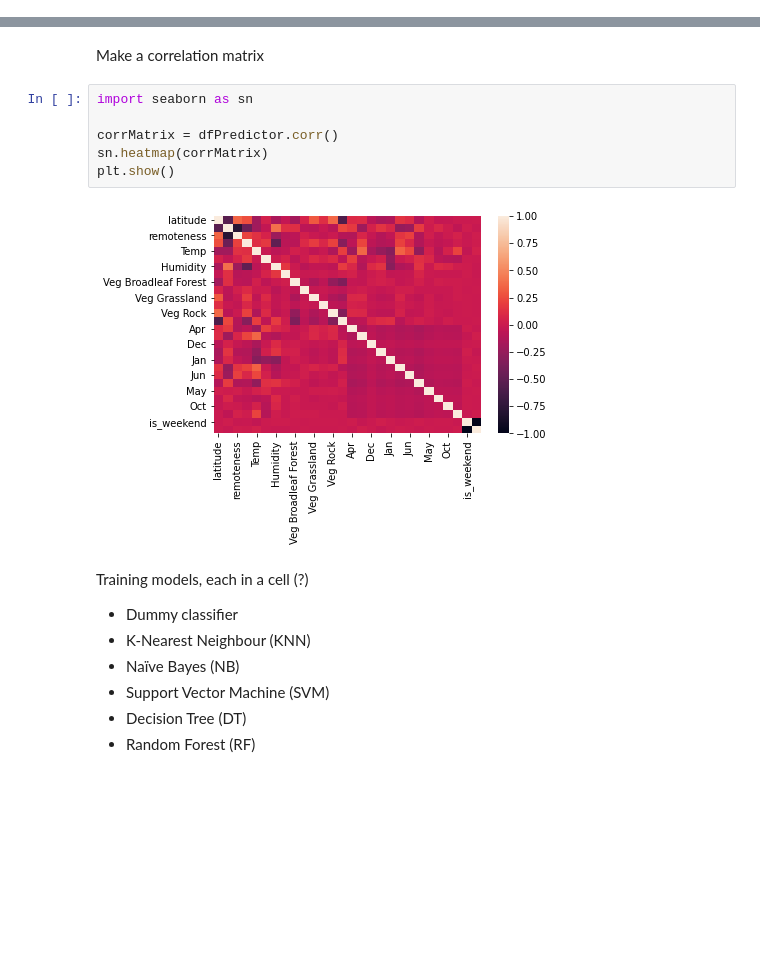
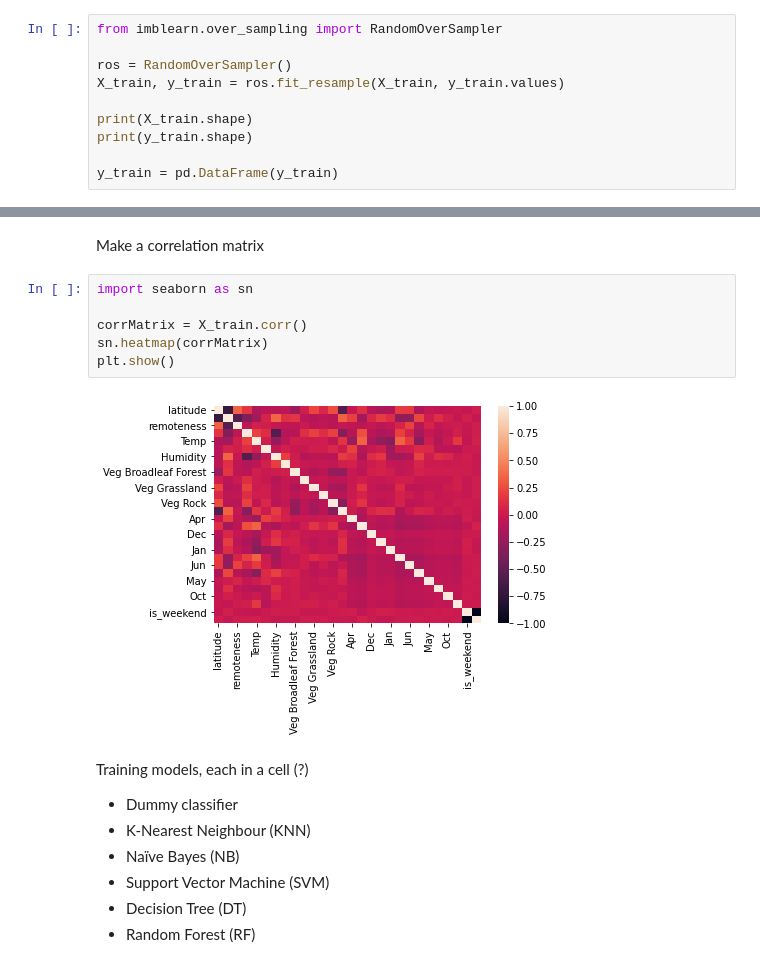
Before and after one commit to DMAgit/Thesis-BSc-Tilburg, a Jupyter notebook: main.ipynb, the cells around one changed output, grey strips where cells are left out. Drawn from its saved outputs; the diff is of its cells as text; blank space fills up the shorter version.

Commit message:
Implemented random oversampling

```diff
--- a/main.ipynb
+++ b/main.ipynb
@@ -136,3 +136,13 @@ y_train = pd.DataFrame(y_train)
 # %% [output]
 (2646, 28)
 (2646, 6)
+# %%
+from imblearn.over_sampling import RandomOverSampler
+
+ros = RandomOverSampler()
+X_train, y_train = ros.fit_resample(X_train, y_train.values)
+
+print(X_train.shape)
+print(y_train.shape)
+
+y_train = pd.DataFrame(y_train)
@@ -153,11 +166,11 @@ Make a correlation matrix
 # %%
 import seaborn as sn
 
-corrMatrix = dfPredictor.corr()
+corrMatrix = X_train.corr()
 sn.heatmap(corrMatrix)
 plt.show()
 # %% [output]
-[figure, old version]
+[figure, new version]
 # %% [markdown]
 Training models, each in a cell (?)
 
```
Also changed, not shown: parts of 17 cells of this notebook.
